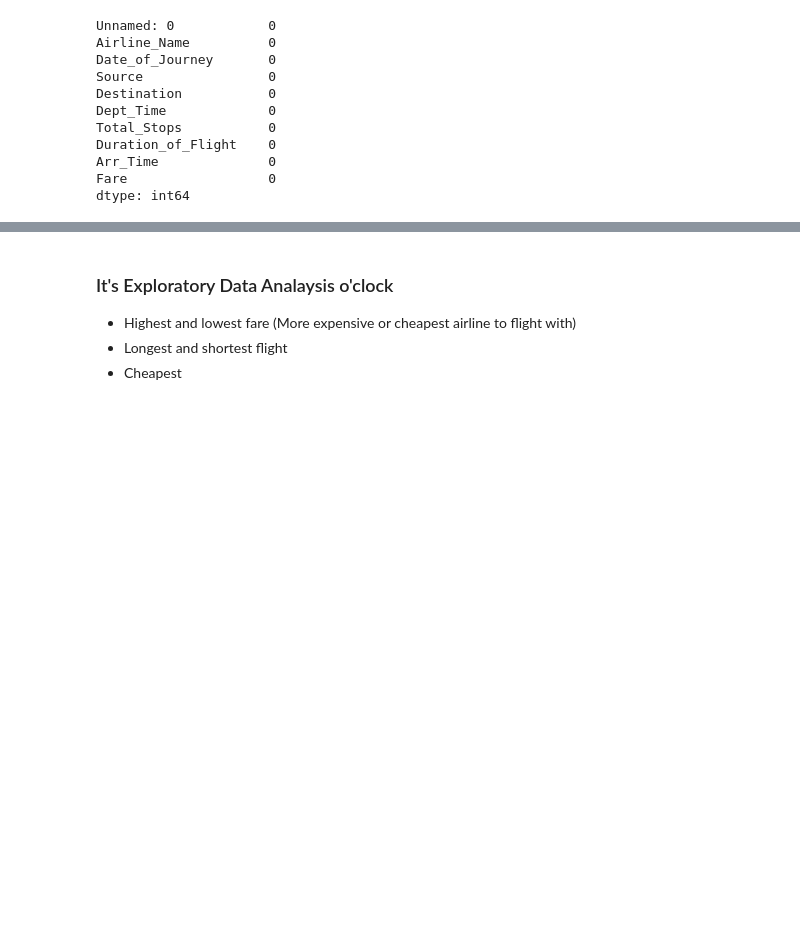
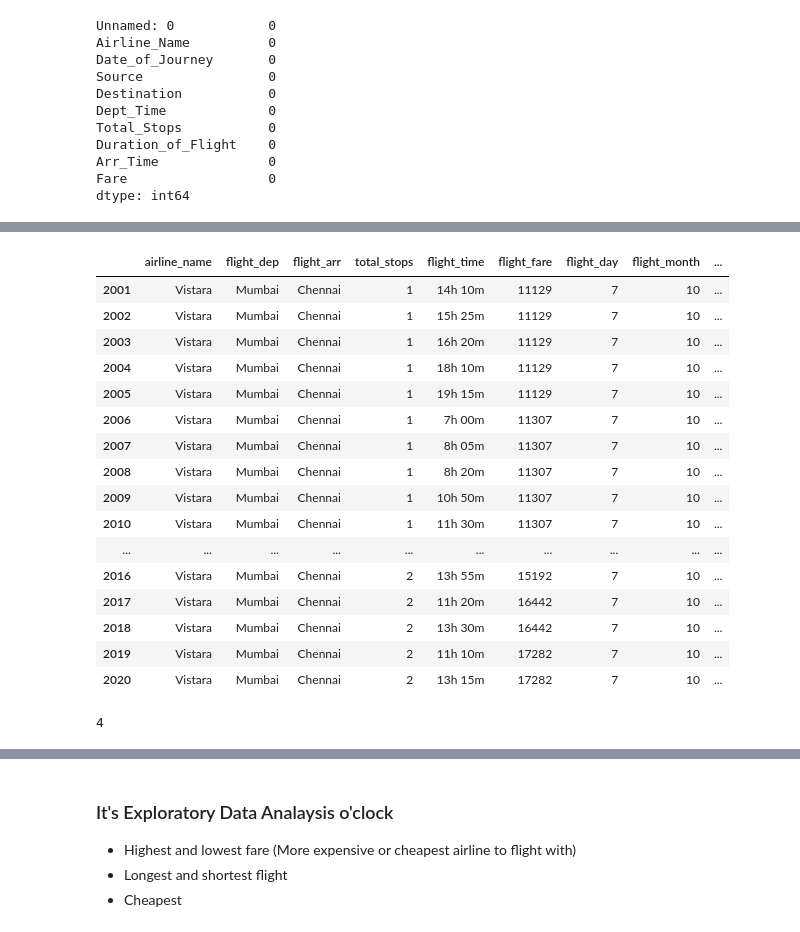
Before and after one commit to maco-data/airline-fare-prediction, a Jupyter notebook: notebook_eda.ipynb, the cells around one changed output, grey strips where cells are left out. Drawn from its saved outputs; the diff is of its cells as text; code cells hidden in the pictures; blank space fills up the shorter version.

```diff
--- a/notebook_eda.ipynb
+++ b/notebook_eda.ipynb
@@ -186,0 +222,35 @@ data
+# %%
+# Same as with departure time now extracting the values from arr_time into new features
+
+# Extracting the hours from the arrival time
+data['arr_hour'] = pd.to_datetime(data['arr_time']).dt.hour
+
+# Extracting the minutes from the arrival time
+data['arr_min'] = pd.to_datetime(data['arr_time']).dt.minute
+
+# Droping the flight_dep feature
+data.drop(['arr_time'], axis = 1, inplace = True)
+# %%
+data.tail(20)
+# %% [output]
+|  | airline_name | flight_dep | flight_arr | total_stops | flight_time | flight_fare | flight_day | flight_month | ... |
+| 2001 | Vistara | Mumbai | Chennai | 1 | 14h 10m | 11129 | 7 | 10 | ... |
+| 2002 | Vistara | Mumbai | Chennai | 1 | 15h 25m | 11129 | 7 | 10 | ... |
+| 2003 | Vistara | Mumbai | Chennai | 1 | 16h 20m | 11129 | 7 | 10 | ... |
+| 2004 | Vistara | Mumbai | Chennai | 1 | 18h 10m | 11129 | 7 | 10 | ... |
+| 2005 | Vistara | Mumbai | Chennai | 1 | 19h 15m | 11129 | 7 | 10 | ... |
+| 2006 | Vistara | Mumbai | Chennai | 1 | 7h 00m | 11307 | 7 | 10 | ... |
+| 2007 | Vistara | Mumbai | Chennai | 1 | 8h 05m | 11307 | 7 | 10 | ... |
+| 2008 | Vistara | Mumbai | Chennai | 1 | 8h 20m | 11307 | 7 | 10 | ... |
+| 2009 | Vistara | Mumbai | Chennai | 1 | 10h 50m | 11307 | 7 | 10 | ... |
+| 2010 | Vistara | Mumbai | Chennai | 1 | 11h 30m | 11307 | 7 | 10 | ... |
+| ... | ... | ... | ... | ... | ... | ... | ... | ... | ... |
+| 2016 | Vistara | Mumbai | Chennai | 2 | 13h 55m | 15192 | 7 | 10 | ... |
+| 2017 | Vistara | Mumbai | Chennai | 2 | 11h 20m | 16442 | 7 | 10 | ... |
+| 2018 | Vistara | Mumbai | Chennai | 2 | 13h 30m | 16442 | 7 | 10 | ... |
+| 2019 | Vistara | Mumbai | Chennai | 2 | 11h 10m | 17282 | 7 | 10 | ... |
+| 2020 | Vistara | Mumbai | Chennai | 2 | 13h 15m | 17282 | 7 | 10 | ... |
+# %%
+len(data['flight_time'][0].split())
+# %% [output]
+4
```
Also changed, not shown: parts of 19 cells of this notebook.
